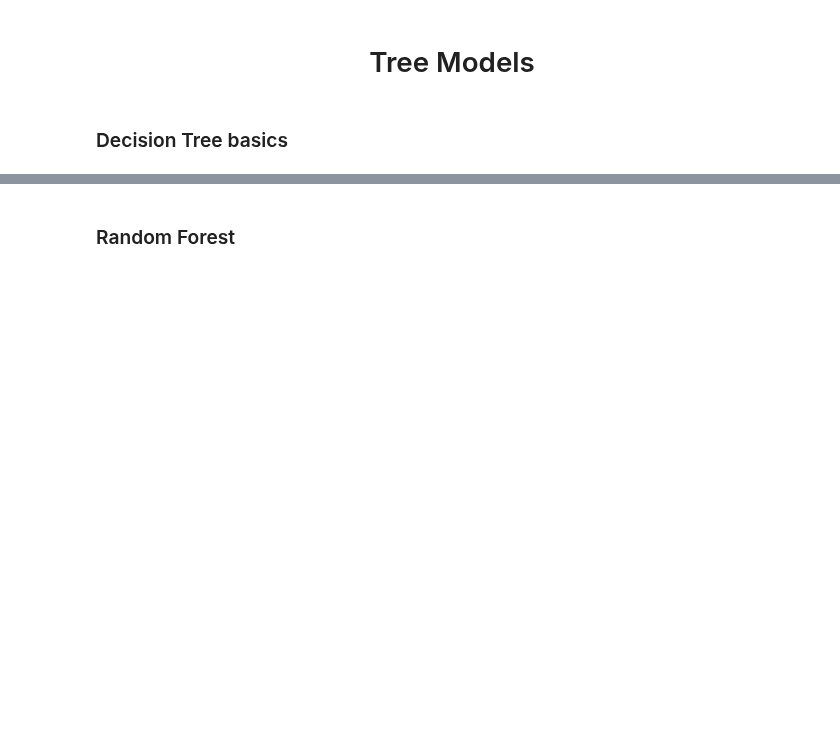
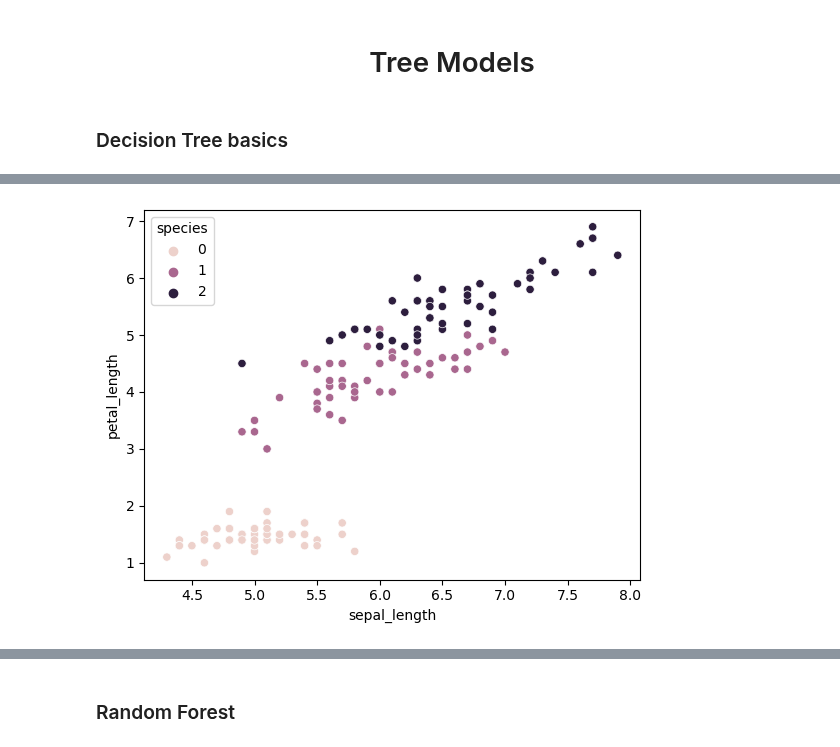
Before and after one commit to honghanhh/py40a12l2, a Jupyter notebook: lectures/lecture6/trees.ipynb, the cells around one changed output, grey strips where cells are left out. Cells and saved outputs as stored; diff of their text form; code cells hidden in the pictures; blank space fills up the shorter version.

```diff
--- a/lectures/lecture6/trees.ipynb
+++ b/lectures/lecture6/trees.ipynb
@@ -4,0 +34,8 @@
+# %%
+sns.scatterplot(data=iris_df,
+               x = 'sepal_length',
+               y = 'petal_length',
+               hue = 'species')
+plt.show()
+# %% [output]
+[figure, added]
```
Also changed, not shown: parts of 14 cells of this notebook, 12 other files.
